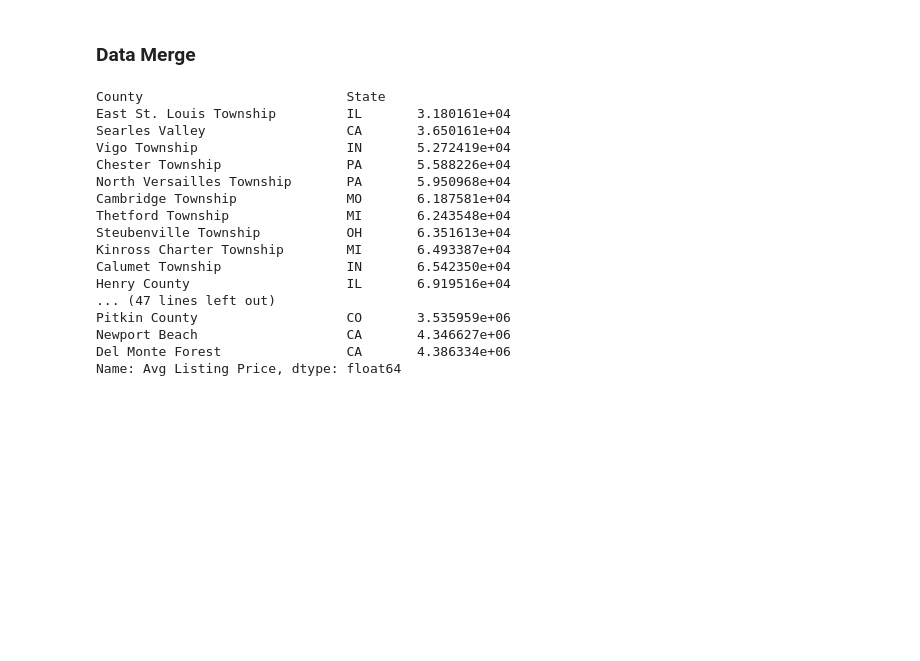
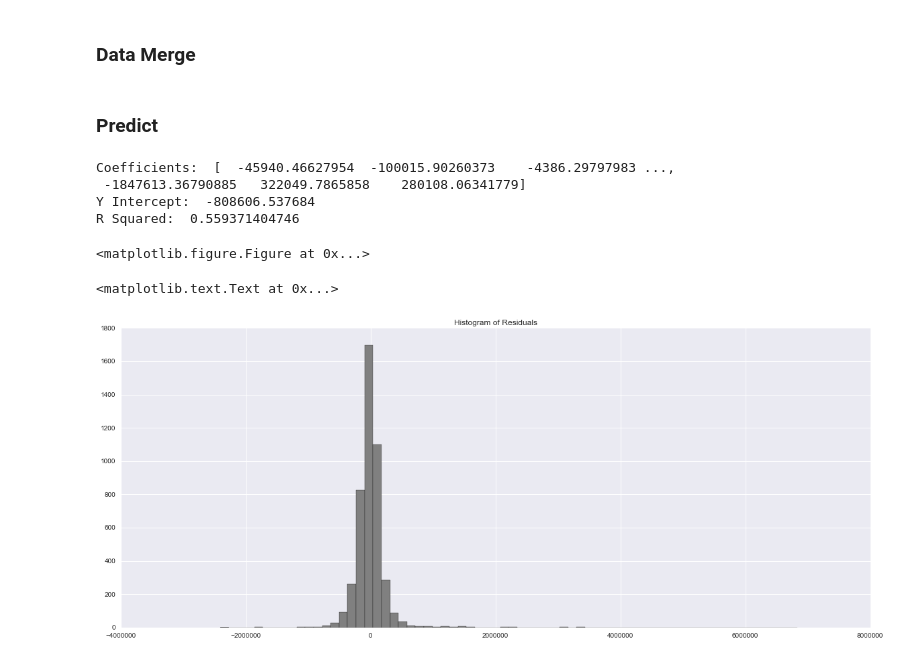
Before and after one commit to aaharrison/Realtor, a Jupyter notebook: Realtor Predictor.ipynb, the cells around one changed output. Cells and saved outputs as stored; diff of their text form; code cells hidden in the pictures; blank space fills up the shorter version.

Commit message:
July 29th 10:40 PM Updated Linear Regression

```diff
--- a/Realtor Predictor.ipynb
+++ b/Realtor Predictor.ipynb
@@ -439,6 +439,8 @@ df2 = df.groupby(["ZipCode", "ZipName"]).mean()
 df2.reset_index(inplace = True)
 df2.drop(["Month", "Year"], axis = 1, inplace = True)
 df2.set_index("ZipCode", inplace = True)
+
+df2.dropna(inplace = True)
 # %%
 df2 = df2.join(censusPercent, rsuffix = "_1")
 df2.drop("ZipName_1", axis = 1, inplace = True)
@@ -453,23 +455,55 @@ cols = ['ZipName', 'County', 'State','Lat', 'Long', 'Avg Listing Price', 'Median
        'Native Percent', 'Other Percent']
 
 df2 = df2[cols]
-# %%
-df2.groupby(["County", "State"])["Avg Listing Price"].mean().sort_values()
-# %% [output]
-County                          State
-East St. Louis Township         IL       3.180161e+04
-Searles Valley                  CA       3.650161e+04
-Vigo Township                   IN       5.272419e+04
-Chester Township                PA       5.588226e+04
-North Versailles Township       PA       5.950968e+04
-Cambridge Township              MO       6.187581e+04
-Thetford Township               MI       6.243548e+04
-Steubenville Township           OH       6.351613e+04
-Kinross Charter Township        MI       6.493387e+04
-Calumet Township                IN       6.542350e+04
-Henry County                    IL       6.919516e+04
-... (47 lines left out)
-Pitkin County                   CO       3.535959e+06
-Newport Beach                   CA       4.346627e+06
-Del Monte Forest                CA       4.386334e+06
-Name: Avg Listing Price, dtype: float64
+# %% [markdown]
+### Predict
+# %%
+# import sklearn
+# from sklearn import metrics
+# from sklearn import feature_selection
+# from sklearn.linear_model import LinearRegression, Ridge, Lasso
+# from sklearn.preprocessing import LabelEncoder, OneHotEncoder
+
+x1 = df2.copy()
+
+x1.drop(["ZipName", "Lat", "Long", "New Listing Count", "Price Increase Count", "Price Decrease Count",
+         "Pending Listing Count ", "Pending Ratio", "Median Listing Price"], axis = 1, inplace = True)
+
+le = sklearn.preprocessing.LabelEncoder()
+
+for x in ["State", "County"]:
+    x1[x] = le.fit_transform(x1[x])
+
+y1 = x1["Avg Listing Price"]
+
+x1.drop(["Avg Listing Price"], axis = 1, inplace = True)
+
+category = [True, True, False, False, False, False, False, False, False, False, False, False, False, False, False]
+oneHot = OneHotEncoder(categorical_features = category, sparse = False)
+x1 = oneHot.fit_transform(x1)
+
+X_train, X_test, y_train, y_test = sklearn.model_selection.train_test_split(pd.DataFrame(x1), y1, test_size=0.3)
+# %%
+plt.figure(figsize = (20,8))
+
+lr = LinearRegression()
+algo = lr.fit(X_train, y_train)
+
+print("Coefficients: ", algo.coef_)
+print("Y Intercept: ", algo.intercept_)
+print("R Squared: ", algo.score(X_test, y_test))
+# %% [output]
+Coefficients:  [  -45940.46627954  -100015.90260373    -4386.29797983 ...,
+ -1847613.36790885   322049.7865858    280108.06341779]
+Y Intercept:  -808606.537684
+R Squared:  0.559371404746
+<matplotlib.figure.Figure at 0x...>
+# %%
+plt.figure(figsize = (20,8))
+b = np.ceil(np.sqrt(len(y_test)))
+residuals = (y_test - algo.predict(X_test)).values
+plt.hist(residuals, bins = b, color = "grey")
+plt.title("Histogram of Residuals")
+# %% [output]
+<matplotlib.text.Text at 0x...>
+[figure, added]
```
Also changed, not shown: 1 other file.
